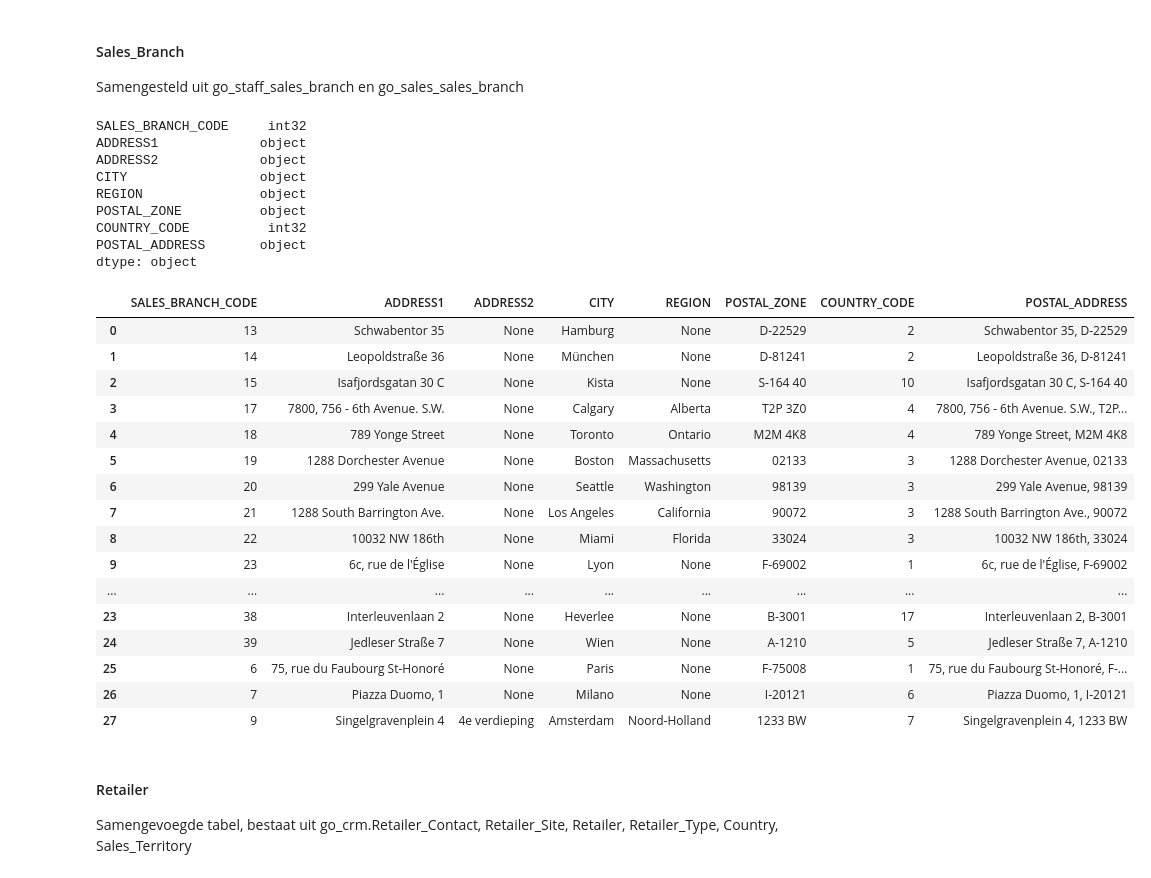
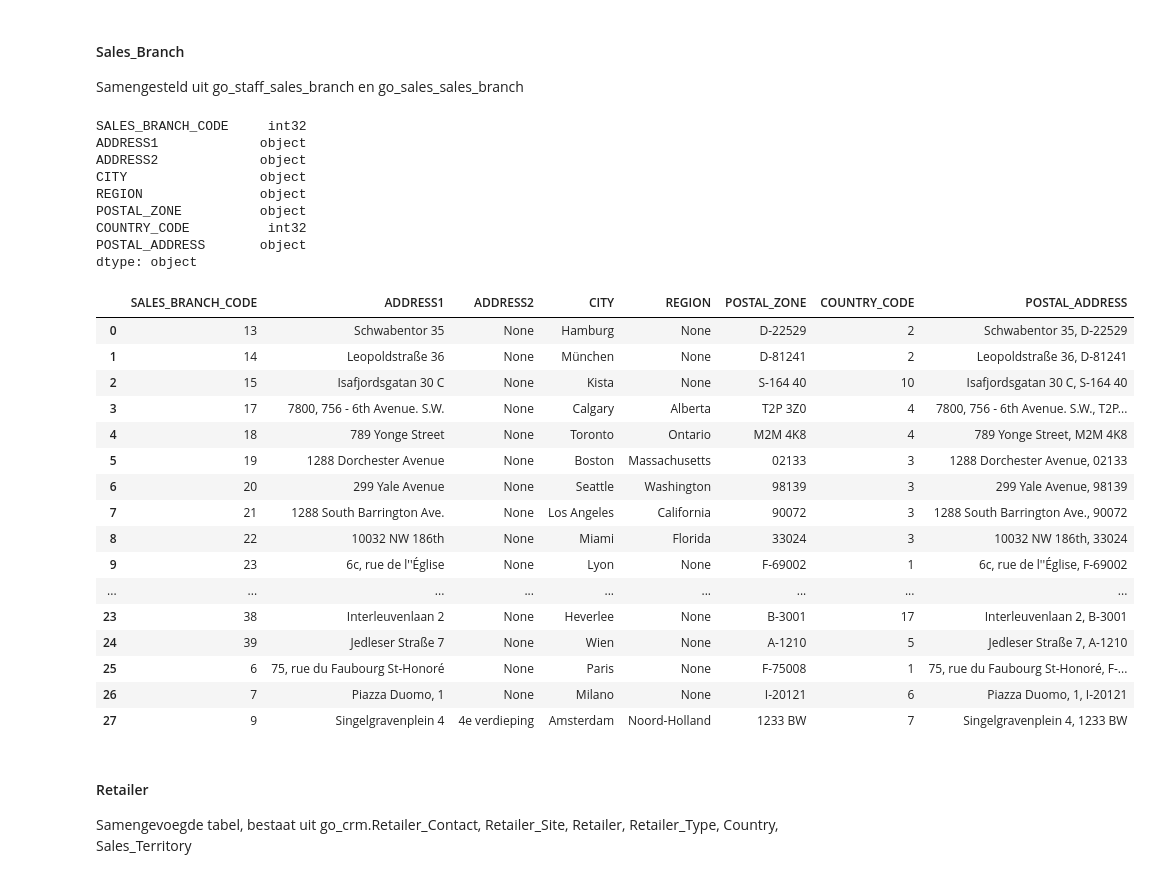
Before and after one commit to DKnightAnon/DEDS_repository, a Jupyter notebook: Week 4/Practicum_4.3_Opdracht_A-Delgado.ipynb, the cells around one changed output. Cells and saved outputs as stored; diff of their text form; code cells hidden in the pictures.

```diff
--- a/Week 4/Practicum_4.3_Opdracht_A-Delgado.ipynb
+++ b/Week 4/Practicum_4.3_Opdracht_A-Delgado.ipynb
@@ -610,31 +627,33 @@ Samengesteld uit go_staff_sales_branch en go_sales_sales_branch
 # %%
 sales_branch_combined = pd.concat([sales_branch, go_staff_sales_branch], ignore_index=True)
 sales_branch_combined = sales_branch_combined.drop_duplicates()
 sales_branch_combined["POSTAL_ADDRESS"] = sales_branch_combined[["ADDRESS1", "POSTAL_ZONE"]].agg( ", ".join, axis=1)
+sales_branch_combined = sales_branch_combined.replace("'","''", regex=True)
+
 
 display(sales_branch_combined.dtypes)
 display(sales_branch_combined)
 # %% [output]
 SALES_BRANCH_CODE     int32
 ADDRESS1             object
 ADDRESS2             object
 CITY                 object
 REGION               object
 POSTAL_ZONE          object
 COUNTRY_CODE          int32
 POSTAL_ADDRESS       object
 dtype: object
 |  | SALES_BRANCH_CODE | ADDRESS1 | ADDRESS2 | CITY | REGION | POSTAL_ZONE | COUNTRY_CODE | POSTAL_ADDRESS |
 | 0 | 13 | Schwabentor 35 | None | Hamburg | None | D-22529 | 2 | Schwabentor 35, D-22529 |
 | 1 | 14 | Leopoldstraße 36 | None | München | None | D-81241 | 2 | Leopoldstraße 36, D-81241 |
 | 2 | 15 | Isafjordsgatan 30 C | None | Kista | None | S-164 40 | 10 | Isafjordsgatan 30 C, S-164 40 |
 | 3 | 17 | 7800, 756 - 6th Avenue. S.W. | None | Calgary | Alberta | T2P 3Z0 | 4 | 7800, 756 - 6th Avenue. S.W., T2P... |
 | 4 | 18 | 789 Yonge Street | None | Toronto | Ontario | M2M 4K8 | 4 | 789 Yonge Street, M2M 4K8 |
 | 5 | 19 | 1288 Dorchester Avenue | None | Boston | Massachusetts | 02133 | 3 | 1288 Dorchester Avenue, 02133 |
 | 6 | 20 | 299 Yale Avenue | None | Seattle | Washington | 98139 | 3 | 299 Yale Avenue, 98139 |
 | 7 | 21 | 1288 South Barrington Ave. | None | Los Angeles | California | 90072 | 3 | 1288 South Barrington Ave., 90072 |
 | 8 | 22 | 10032 NW 186th | None | Miami | Florida | 33024 | 3 | 10032 NW 186th, 33024 |
-| 9 | 23 | 6c, rue de l'Église | None | Lyon | None | F-69002 | 1 | 6c, rue de l'Église, F-69002 |
+| 9 | 23 | 6c, rue de l''Église | None | Lyon | None | F-69002 | 1 | 6c, rue de l''Église, F-69002 |
 | ... | ... | ... | ... | ... | ... | ... | ... | ... |
 | 23 | 38 | Interleuvenlaan 2 | None | Heverlee | None | B-3001 | 17 | Interleuvenlaan 2, B-3001 |
 | 24 | 39 | Jedleser Straße 7 | None | Wien | None | A-1210 | 5 | Jedleser Straße 7, A-1210 |
```
Also changed, not shown: parts of 5 cells of this notebook, 8 other files.
